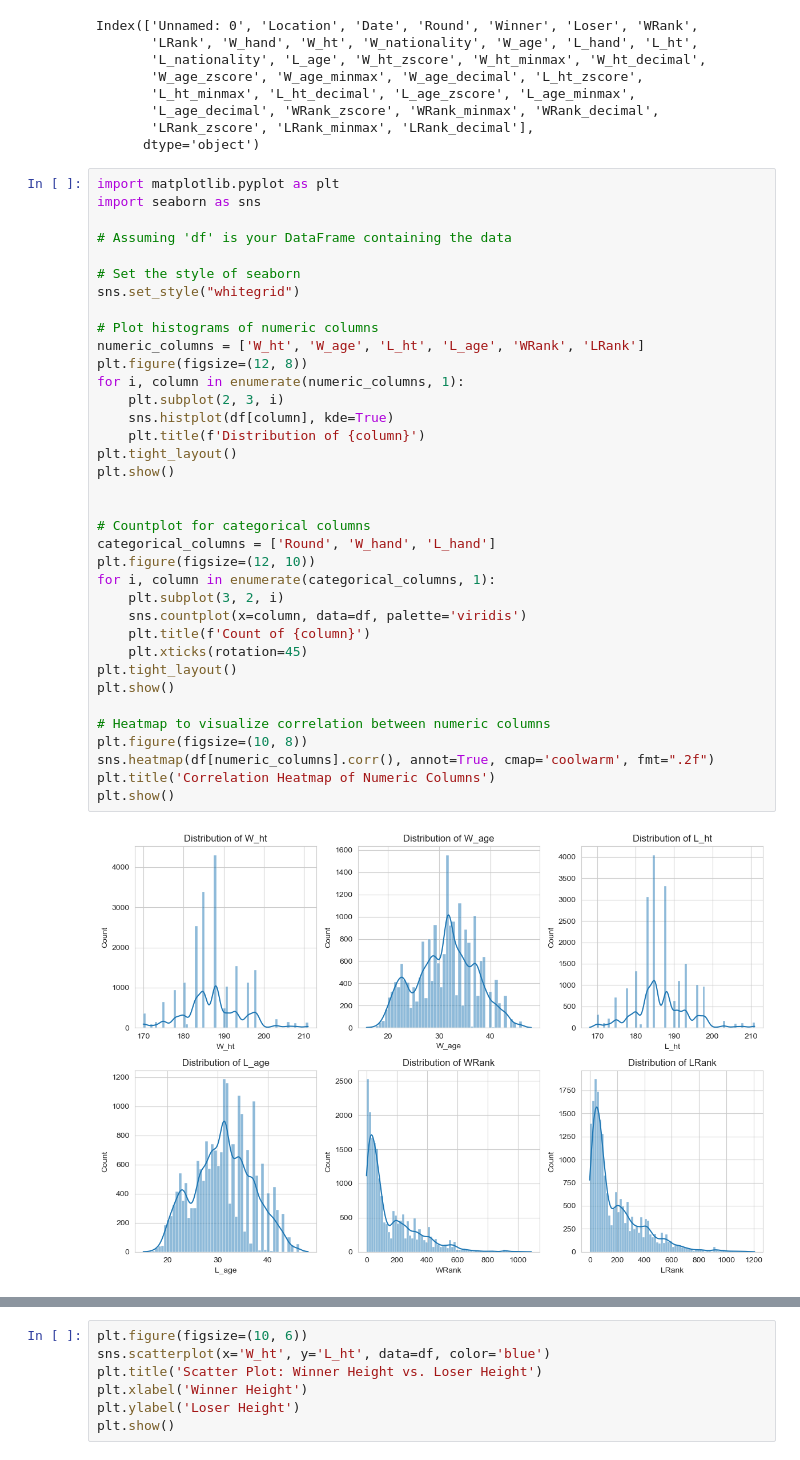
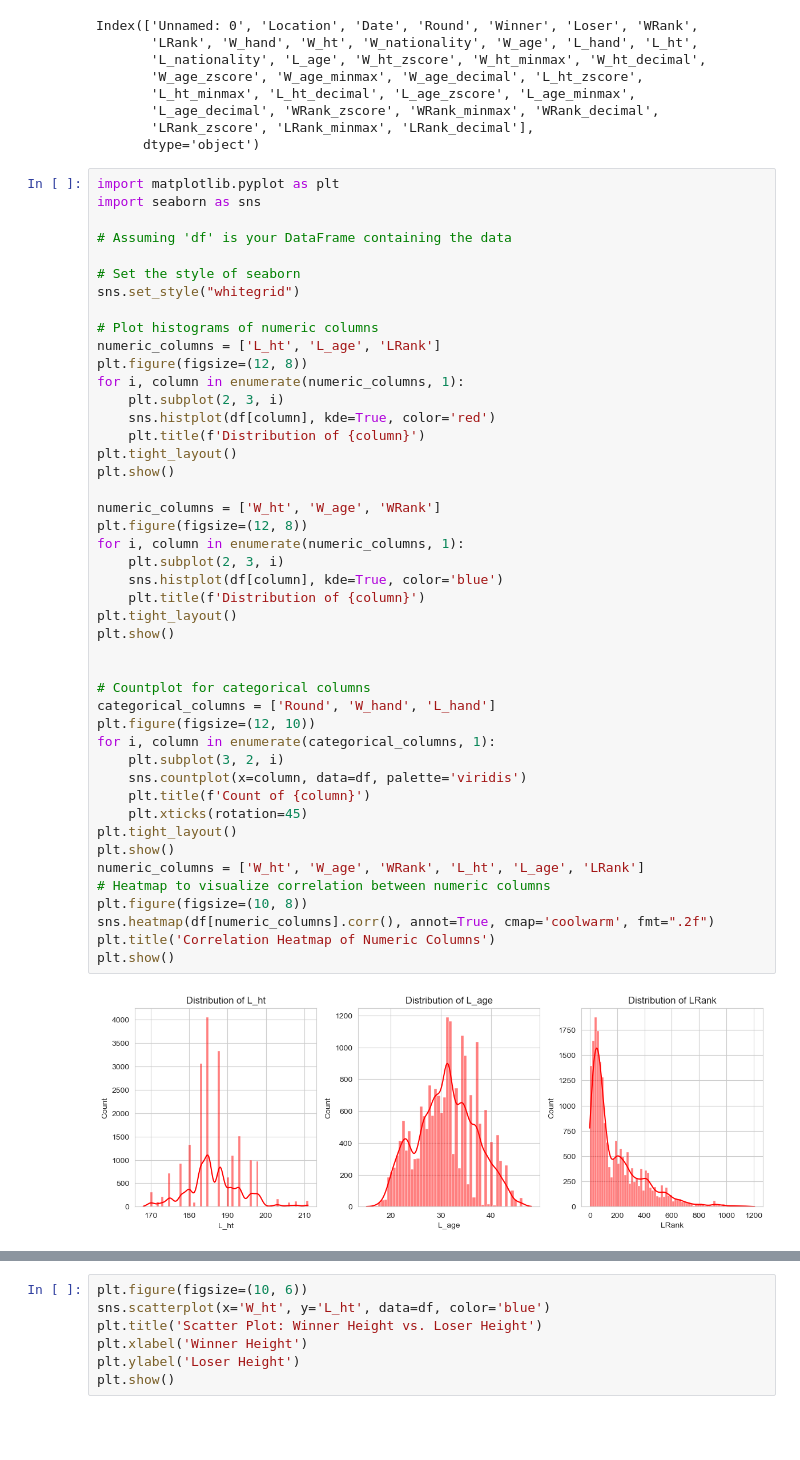
Before and after one commit to Farnaaaz/TenniMatchPrediction, a Jupyter notebook: Cleaned and Compiled Data from 3 dataframes.ipynb, the cells around one changed output, grey strips where cells are left out. Saved outputs shown, nothing was run; the diff lists cells and outputs as text; blank space fills up the shorter version.

Commit message:
Changed colour of loser to red and winner to blue

```diff
--- a/Cleaned and Compiled Data from 3 dataframes.ipynb
+++ b/Cleaned and Compiled Data from 3 dataframes.ipynb
@@ -988,34 +988,43 @@ import seaborn as sns
 # Assuming 'df' is your DataFrame containing the data
 
 # Set the style of seaborn
 sns.set_style("whitegrid")
 
 # Plot histograms of numeric columns
-numeric_columns = ['W_ht', 'W_age', 'L_ht', 'L_age', 'WRank', 'LRank']
+numeric_columns = ['L_ht', 'L_age', 'LRank']
 plt.figure(figsize=(12, 8))
 for i, column in enumerate(numeric_columns, 1):
     plt.subplot(2, 3, i)
-    sns.histplot(df[column], kde=True)
+    sns.histplot(df[column], kde=True, color='red')
+    plt.title(f'Distribution of {column}')
+plt.tight_layout()
+plt.show()
+
+numeric_columns = ['W_ht', 'W_age', 'WRank']
+plt.figure(figsize=(12, 8))
+for i, column in enumerate(numeric_columns, 1):
+    plt.subplot(2, 3, i)
+    sns.histplot(df[column], kde=True, color='blue')
     plt.title(f'Distribution of {column}')
 plt.tight_layout()
 plt.show()
 
 
 # Countplot for categorical columns
 categorical_columns = ['Round', 'W_hand', 'L_hand']
 plt.figure(figsize=(12, 10))
 for i, column in enumerate(categorical_columns, 1):
     plt.subplot(3, 2, i)
     sns.countplot(x=column, data=df, palette='viridis')
     plt.title(f'Count of {column}')
     plt.xticks(rotation=45)
 plt.tight_layout()
 plt.show()
-
+numeric_columns = ['W_ht', 'W_age', 'WRank', 'L_ht', 'L_age', 'LRank']
 # Heatmap to visualize correlation between numeric columns
 plt.figure(figsize=(10, 8))
 sns.heatmap(df[numeric_columns].corr(), annot=True, cmap='coolwarm', fmt=".2f")
 plt.title('Correlation Heatmap of Numeric Columns')
 plt.show()
 # %% [output]
-[figure, old version]
+[figure, new version]
```
Also changed, not shown: parts of 6 cells of this notebook.
